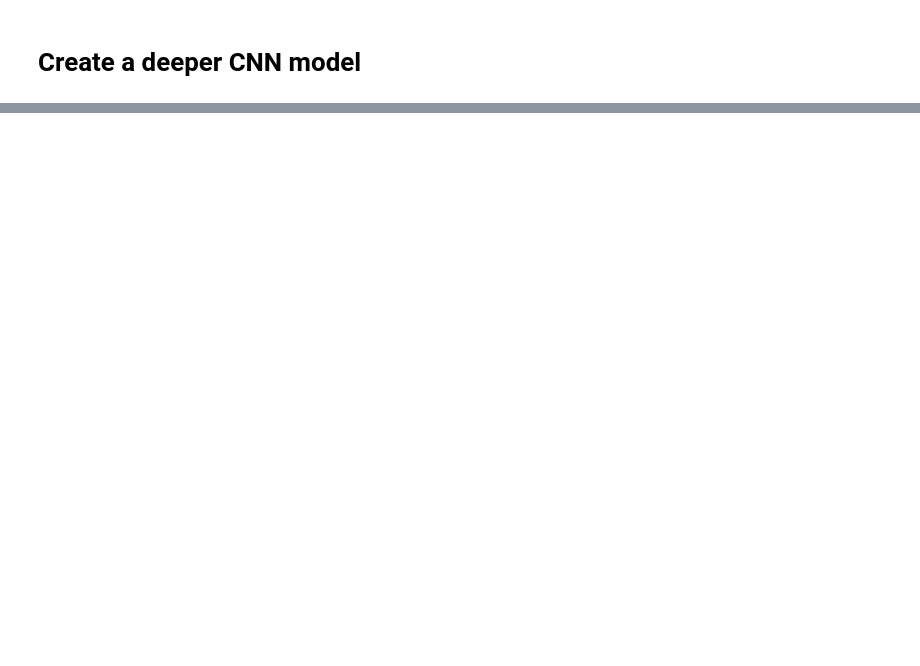
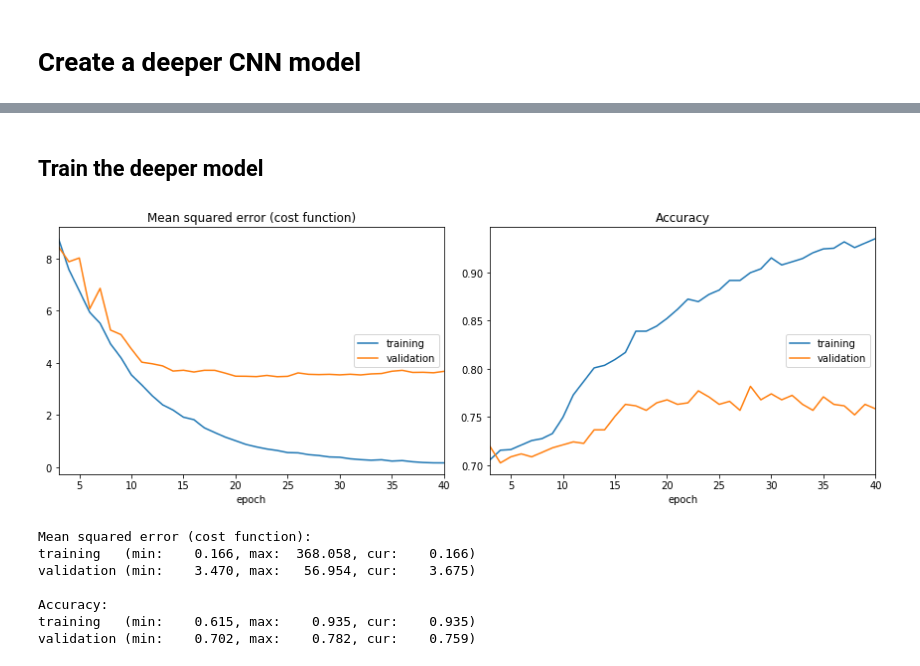
Before and after one commit to tomgoter/w207_finalproject, a Jupyter notebook: basic_cnn_example_ctw.ipynb, the cells around one changed output, grey strips where cells are left out. Drawn from its saved outputs; the diff is of its cells as text; code cells hidden in the pictures; blank space fills up the shorter version.

```diff
--- a/basic_cnn_example_ctw.ipynb
+++ b/basic_cnn_example_ctw.ipynb
@@ -325,2 +322,27 @@ VisualizeConvolutions( simple_cnn, img_idx=2010 )
 # %% [markdown]
 # Create a deeper CNN model
+# %%
+# Create a double convolution sequential cnn model
+deeper_cnn = Sequential()
+
+# Take in a 96x96 pixel grayscale image
+deeper_cnn.add(InputLayer(input_shape=(96,96,1), name='Image'))
+
+# Perform convolution with a 3x3 kernel with a depth of six
+deeper_cnn.add(Conv2D(6, (3,3), padding='same', activation='relu', name='3x3Kernel'))
+
+# Perform convolution with a 4x4 kernel
+deeper_cnn.add(Conv2D(24, (4,4), padding='same', activation='relu', name='4x4Kernel'))
+
+# Convert to 1D representation (a simple neural net)
+deeper_cnn.add(Flatten(name='ToSimpleNet'))
+
+# Convert to feature space representing the 30 keypoint parameters
+deeper_cnn.add(Dense(30, name='To30Features'))
+
+# Predict outputs
+deeper_cnn.add(Activation('linear', name='Predict'))
+
+# Plot a diagram of the model
+plot_model(deeper_cnn, to_file=drive_path + 'viz/deeper_cnn_plot.png', show_shapes=True, show_layer_names=True)
+deeper_cnn.summary()
@@ -326,0 +368,13 @@ VisualizeConvolutions( simple_cnn, img_idx=2010 )
+# %% [markdown]
+## Train the deeper model
+# %%
+BuildModel( deeper_cnn, epochs=40 )
+# %% [output]
+[figure, added]
+Mean squared error (cost function):
+training   (min:    0.166, max:  368.058, cur:    0.166)
+validation (min:    3.470, max:   56.954, cur:    3.675)
+
+Accuracy:
+training   (min:    0.615, max:    0.935, cur:    0.935)
+validation (min:    0.702, max:    0.782, cur:    0.759)
```
Also changed, not shown: parts of 29 cells of this notebook.
